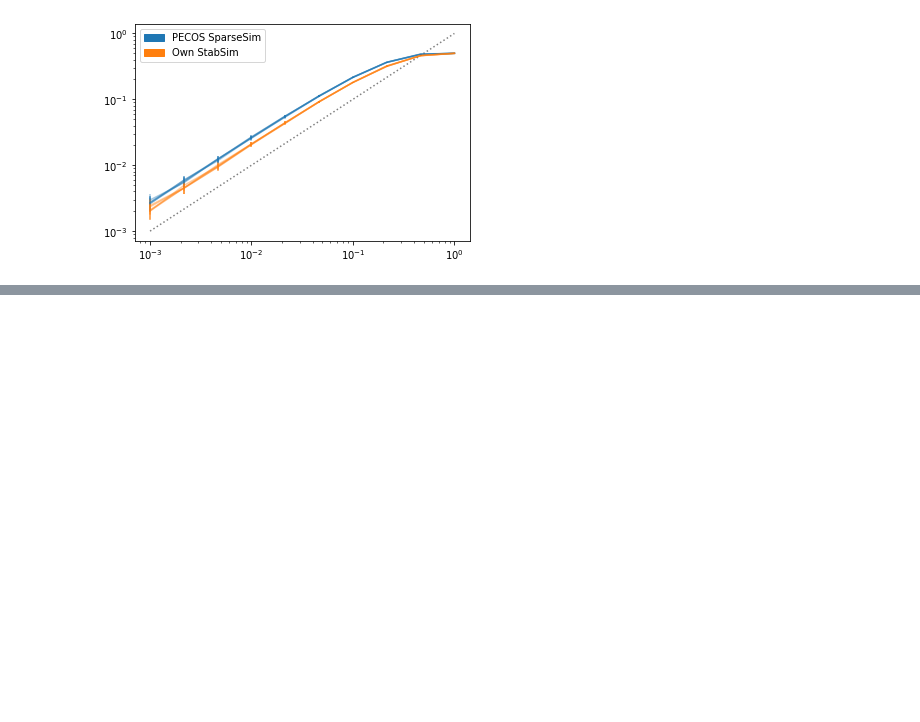
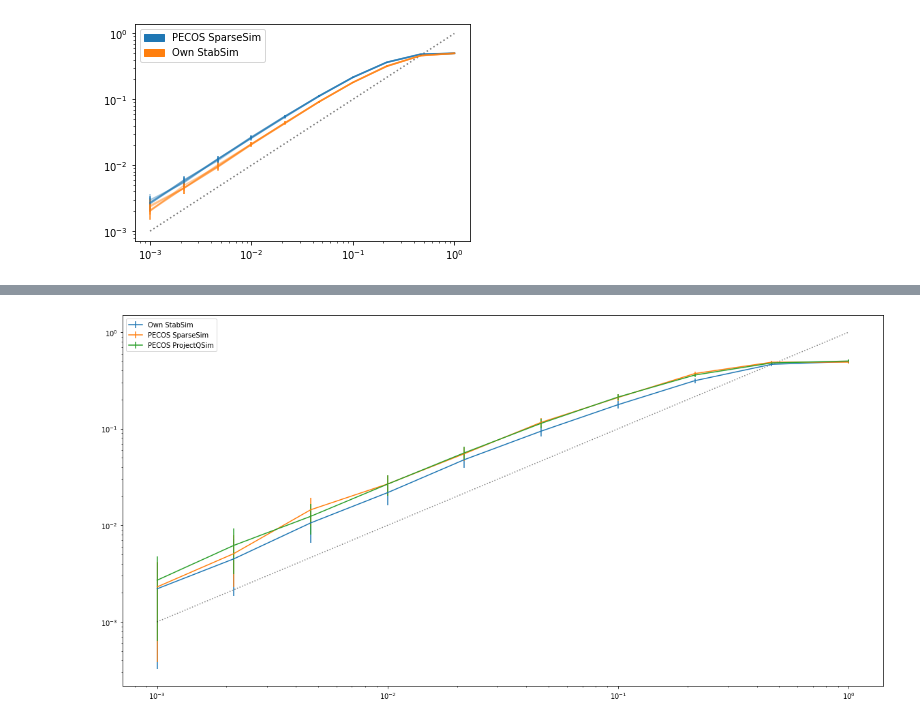
Before and after one commit to dpwinter/failure_rate_samplers, a Jupyter notebook: test.ipynb, the cells around one changed output, grey strips where cells are left out. Saved outputs shown, nothing was run; the diff lists cells and outputs as text; code cells hidden in the pictures; blank space fills up the shorter version.

```diff
--- a/test.ipynb
+++ b/test.ipynb
@@ -285,0 +410,11 @@ Here we can clearly see the difference between our own `StabSim` and PECOS's `Sp
+# %%
+plt.figure(figsize=(20,10))
+plt.errorbar(p_phys, p_L_stsim, yerr=std_stsim, label='Own StabSim');
+plt.errorbar(p_phys, p_L_spsim, yerr=std_spsim, label='PECOS SparseSim');
+plt.errorbar(p_phys, p_L_stvec, yerr=std_stvec, label='PECOS ProjectQSim');
+plt.xscale('log')
+plt.yscale('log')
+plt.plot(p_phys, p_phys, 'k:', alpha=0.5);
+plt.legend();
+# %% [output]
+[figure, added]
```
Also changed, not shown: parts of 8 cells of this notebook, 1 other file.
